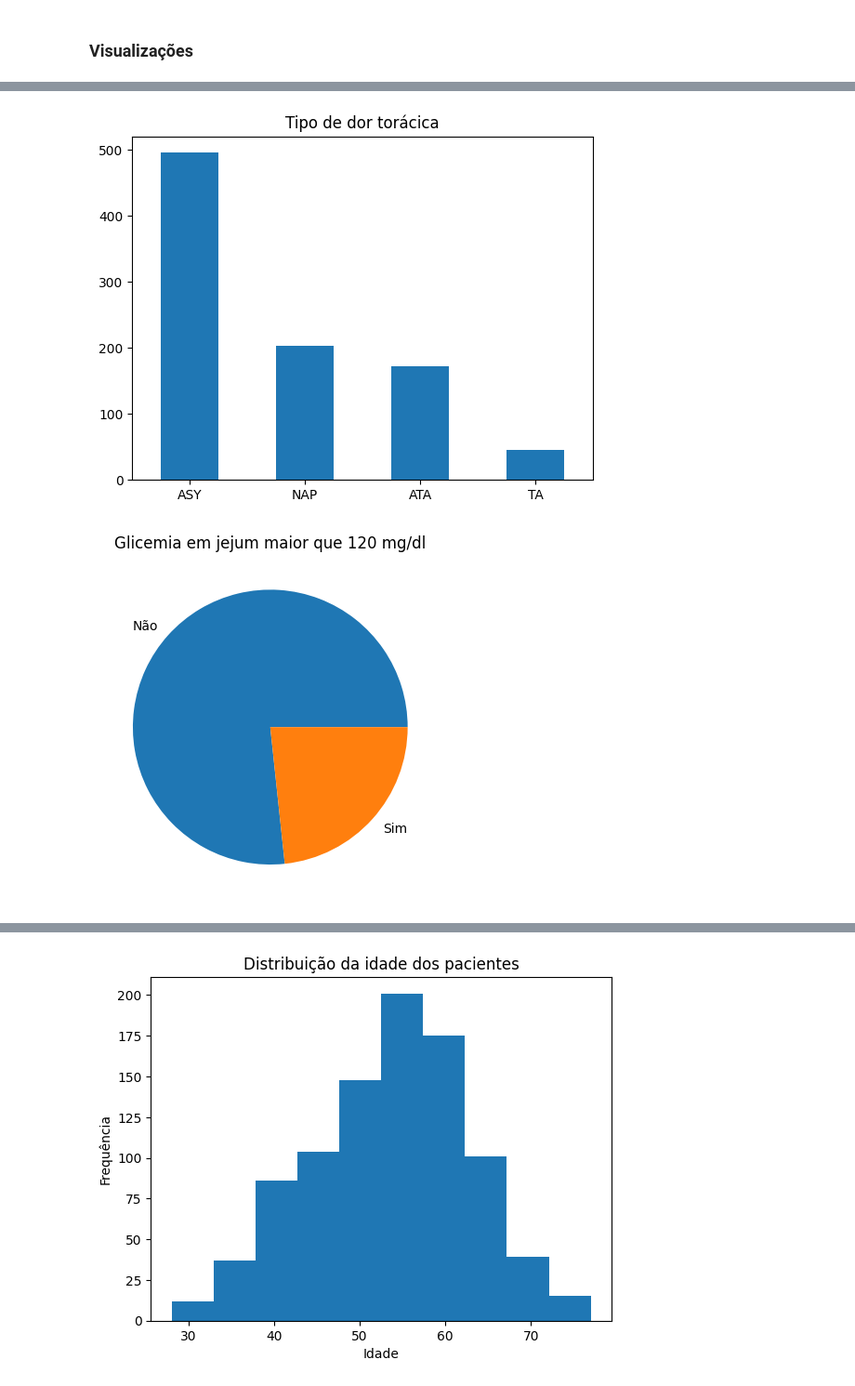
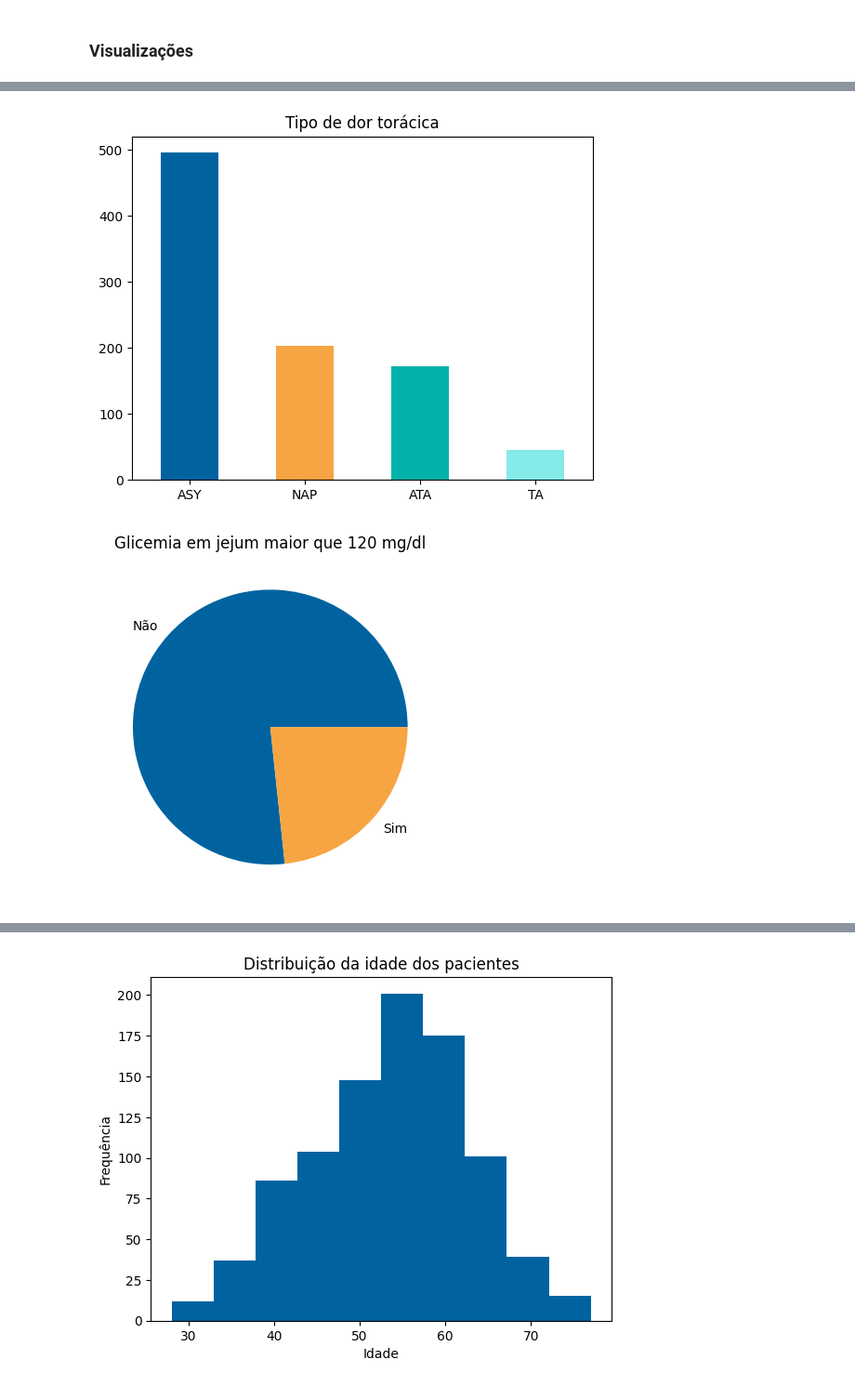
Before and after one commit to marcossiliprandi/MVP_An-lise-de-Dados_Boas-Pr-ticas, a Jupyter notebook: MVP_Doenças_cardiovasculares.ipynb, the cells around one changed output, grey strips where cells are left out. Shown at 93% size. Cells and saved outputs as stored; diff of their text form; code cells hidden in the pictures.

```diff
--- a/MVP_Doenças_cardiovasculares.ipynb
+++ b/MVP_Doenças_cardiovasculares.ipynb
@@ -156,22 +156,22 @@ plt.show()
 # %%
 # Visualizando a distribuição do atributo 'ChestPainType'
 
-Heart_Disease['ChestPainType'].value_counts().plot.bar()
+Heart_Disease['ChestPainType'].value_counts().plot.bar(color = ['#0063A0','#F6A542','#00B2A9','#86EAE9'])
 plt.title('Tipo de dor torácica')
 plt.xlabel(None)
 plt.xticks(rotation=360)
 plt.show()
 # %% [output]
-[figure, old version]
+[figure, new version]
 # %%
 # Visualizando a distribuição do atributo 'FastingBS'
 
-Heart_Disease['FastingBS'].value_counts().plot.pie(labels=['Não', 'Sim'])
+Heart_Disease['FastingBS'].value_counts().plot.pie(labels=['Não', 'Sim'], colors=['#0063A0','#F6A542'])
 plt.title('Glicemia em jejum maior que 120 mg/dl')
 plt.ylabel(None)
 plt.show()
 # %% [output]
-[figure, old version]
+[figure, new version]
 # %%
 # Visualizando a distribuição do atributo 'RestingECG'
 
```
Also changed, not shown: parts of 10 cells of this notebook.
